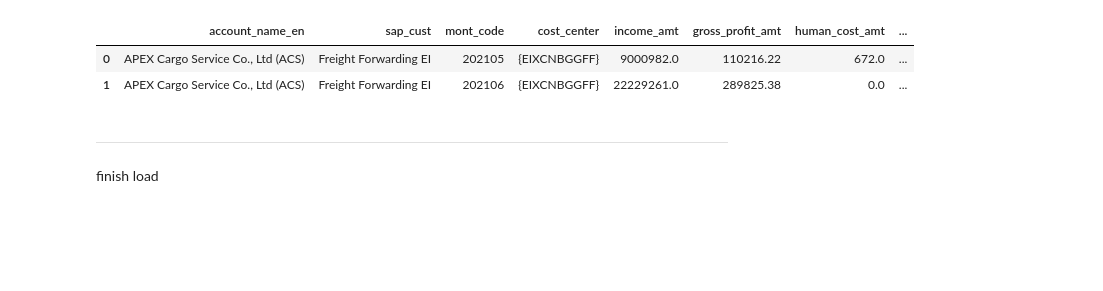
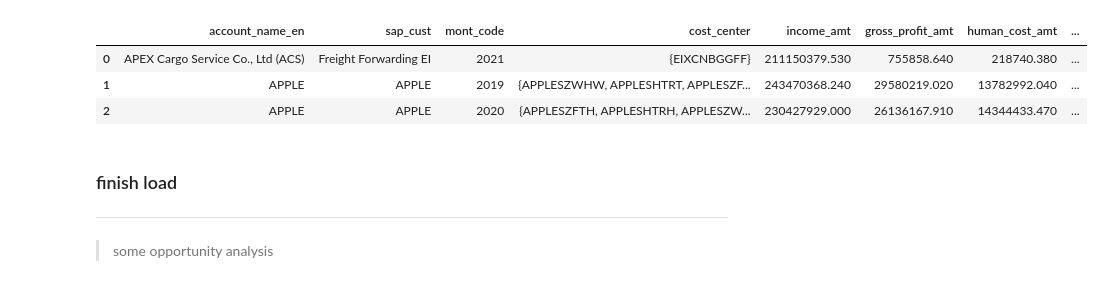
Before and after one commit to fyenne/play8_paint, a Jupyter notebook: pred.ipynb, the cells around one changed output. Drawn from its saved outputs; the diff is of its cells as text; code cells hidden in the pictures; blank space fills up the shorter version.

```diff
--- a/pred.ipynb
+++ b/pred.ipynb
@@ -12,36 +12,48 @@ download data without empty ou, when select
 import pandas as pd
 import re, os
 import datetime
-# import plotly.express as px
-# import plotly.graph_objects as go
+import plotly.express as px
+import plotly.graph_objects as go
 import numpy as np
 import warnings
 warnings.filterwarnings("ignore")
 # os.listdir('./data_down')
+pd.set_option("display.max_rows", 15, "display.max_columns", None, 'display.float_format', lambda x: '%.3f' % x)
+# pd.set_option()
 # %%
 # read data
 df_oppa = pd.read_csv('./data_down/' + 'dwd_dsc_d365_opportunity_df.csv', sep = '\001')
 # df_esti = pd.read_csv('./data_down/' + 'dwd_dsc_finance_estimate_summary_di.csv', sep = '\001')
 # df_cost = pd.read_csv('./data_down/' + 'dwd_dsc_hr_cost_dtl.csv', sep = '\001')
-df_bill = pd.read_csv('./data_down/' + 'dwd_fact_warehouse_billing_detail_dtl.csv', sep = '\001')
+# df_bill = pd.read_csv('./data_down/' + 'dwd_fact_warehouse_billing_detail_dtl.csv', sep = '\001')
 # df_bcaw = pd.read_csv('./data_down/' + 'bca_without_mail.csv', sep = '\001')
 rel = pd.read_csv('./data_down/' + 'bca_cc_cust_rel.csv')
-df_bill_type = pd.read_csv('./data_down/' + 'dim_dsc_billing_type_info.csv', sep = '\001')
+# df_bill_type = pd.read_csv('./data_down/' + 'dim_dsc_billing_type_info.csv', sep = '\001')
 """
 pic part data
 """
 sap_fina = pd.read_csv('./data_down/' + 'smart_hr_pl_0l.csv', sep = '\001')
+sap_fina['mm'] = [str(i).zfill(2) for i in sap_fina['mm']]
+sap_fina['yrmon'] = sap_fina[['yy', 'mm']].astype(str).apply(lambda x: ''.join(x), axis = 1)
 # levin_table = pd.read_excel('./data_down/' + 'OU_Segementation2.xlsx', sheet_name = 2)
 # for i in os.listdir('./data_down'):
 #     print(re.findall( '\w+', i)[0])
 #     df = pd.read_csv('./data_down/' + i, sep = '\001')
 def colname_modi(df):
-    df.columns = [ re.sub('^\w+.{1}', '', i) for i in list(df.columns)]
-for i in [df_oppa, df_bill,  rel,  sap_fina]:
-    colname_modi(i)
+    df.columns = [ re.sub('^\w+\.{1}', '', i) for i in list(df.columns)]
+
+for i in [df_oppa, df_bill,df_bill_type, df_esti,  df_cost,]:
+    try:
+        colname_modi(i)
+    except:
+        pass
 del i
 # rel = rel.drop(['SAP Customer', 'Finance Remark'], axis=1)
 
-rel = rel[~rel['Cost Center'].str.match('中|国')]
+rel = rel[~rel['SAP Cost Center'].str.match('中|国')]
 rel.columns = ['cc_in_ou', 'sap_cust', 'bca', 'account_name_en']
 rel['five_cc'] = rel['cc_in_ou'].str.slice(0,5)
+rel2 = rel[['cc_in_ou', 'sap_cust', 'bca', 'five_cc']].merge(
+    rel[['account_name_en', 'five_cc']].query("account_name_en != '(blank)'"
+    ), on = 'five_cc', how = 'left').drop_duplicates()
+rel2 = rel2.sort_values(['account_name_en', 'bca']).drop_duplicates(subset = 'cc_in_ou')
@@ -137,32 +171,34 @@ bms_cus_yr.head(2)
 # %%
 """
 ~sap~
 """
-
 def load_data_sap():
     df = sap_fina.copy()
     df = df.rename({'prctr': 'cost_center'}, axis =1 )
     return df
 
 sap_fina = load_data_sap()
 
-sap_cust_yr = to_cust_level(sap_fina, 'mont_code', \
+sap = to_cust_level(sap_fina, 'yrmon', \
     cost_center = set,
     income_amt = sum,
     gross_profit_amt = sum,
     human_cost_amt = sum,
     service_outsourcing_amt = sum,
     labor_service_outsourcing_amt = sum
 
     ).reset_index()
 
-sap_cust_yr = sap_cust_yr.rename({'yy':'month'}, axis =1 )
-sap_cust_yr['lb_cost'] = sap_cust_yr.iloc[:, -3:].sum(axis = 1)
-sap_cust_yr.head(2)
+sap = sap.rename({'yrmon':'mont_code'}, axis =1 )
+sap['lb_cost'] = sap.iloc[:, -3:].sum(axis = 1)
+sap.head(3)
 # %% [output]
 |  | account_name_en | sap_cust | mont_code | cost_center | income_amt | gross_profit_amt | human_cost_amt | ... |
-| 0 | APEX Cargo Service Co., Ltd (ACS) | Freight Forwarding EI | 202105 | {EIXCNBGGFF} | 9000982.0 | 110216.22 | 672.0 | ... |
-| 1 | APEX Cargo Service Co., Ltd (ACS) | Freight Forwarding EI | 202106 | {EIXCNBGGFF} | 22229261.0 | 289825.38 | 0.0 | ... |
+| 0 | APEX Cargo Service Co., Ltd (ACS) | Freight Forwarding EI | 2021 | {EIXCNBGGFF} | 211150379.530 | 755858.640 | 218740.380 | ... |
+| 1 | APPLE | APPLE | 2019 | {APPLESZWHW, APPLESHTRT, APPLESZF... | 243470368.240 | 29580219.020 | 13782992.040 | ... |
+| 2 | APPLE | APPLE | 2020 | {APPLESZFTH, APPLESHTRH, APPLESZW... | 230427929.000 | 26136167.910 | 14344433.470 | ... |
 # %% [markdown]
+### finish load
 ---
-finish load
+# %% [markdown]
+> some opportunity analysis
```
Also changed, not shown: parts of 21 cells of this notebook, 2 other files.
